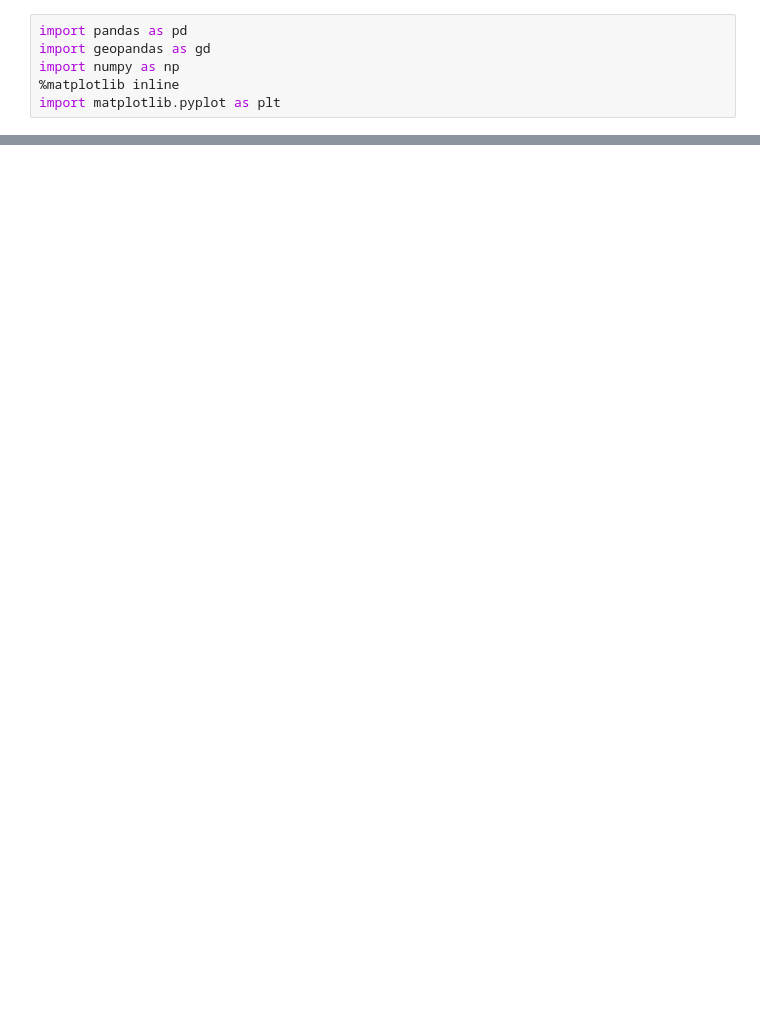
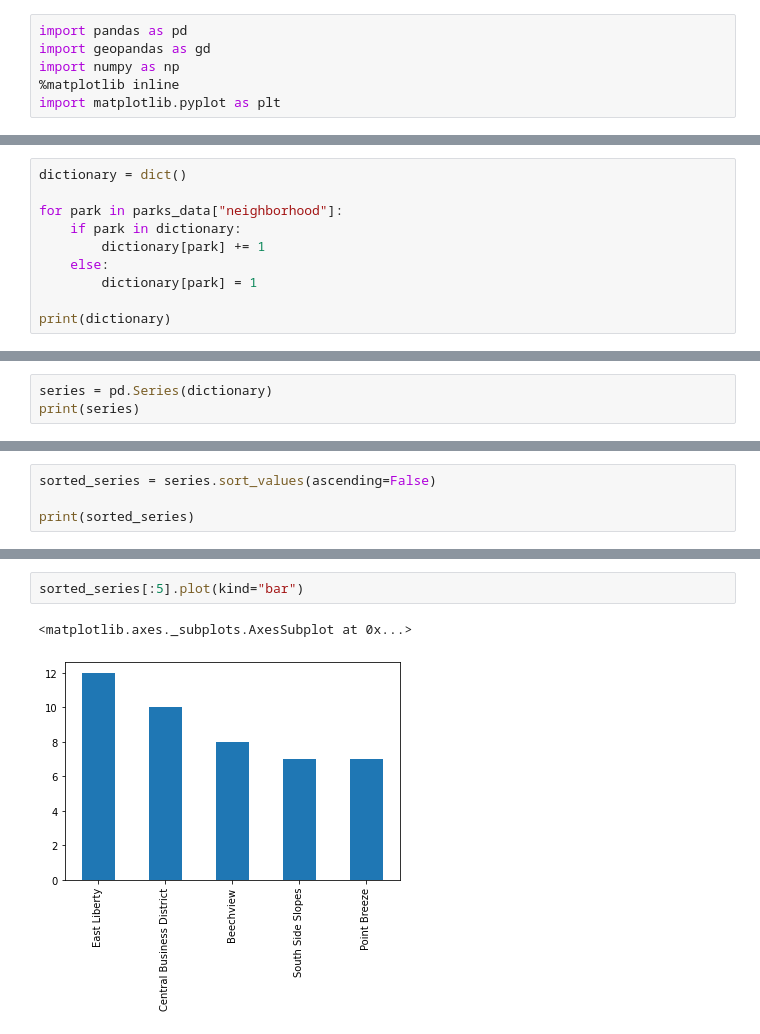
Before and after one commit to amissimer/Best-Family-Neighborhood-, a Jupyter notebook: Alivia-Missimer-Notebook.ipynb, the cells around one changed output, grey strips where cells are left out. Drawn from its saved outputs; the diff is of its cells as text; blank space fills up the shorter version.

```diff
--- a/Alivia-Missimer-Notebook.ipynb
+++ b/Alivia-Missimer-Notebook.ipynb
@@ -26,3 +26,13 @@ parks_data.head(25)
 | 22 | 1990832198 | Beechview Healthy Active Living C... | Park | Parks - Southern | NaN | Beechview | 4 | 19 | ... |
 | 23 | 2099892727 | Blair Street Park | Park | Parks - Schenley | NaN | Hazelwood | 5 | 15 | ... |
 | 24 | 597222795 | Bon Air Park | Park | Parks - Southern | https://tools.wprdc.org/images/pi... | Bon Air | 4 | 18 | ... |
+# %%
+dictionary = dict()
+
+for park in parks_data["neighborhood"]:
+    if park in dictionary:
+        dictionary[park] += 1
+    else:
+        dictionary[park] = 1
+
+print(dictionary)
@@ -28,0 +41,3 @@ parks_data.head(25)
+# %%
+series = pd.Series(dictionary)
+print(series)
@@ -28,0 +57,4 @@ parks_data.head(25)
+# %%
+sorted_series = series.sort_values(ascending=False)
+
+print(sorted_series)
@@ -28,0 +79,5 @@ parks_data.head(25)
+# %%
+sorted_series[:5].plot(kind="bar")
+# %% [output]
+<matplotlib.axes._subplots.AxesSubplot at 0x...>
+[figure, added]
```
Also changed, not shown: parts of 5 cells of this notebook.
